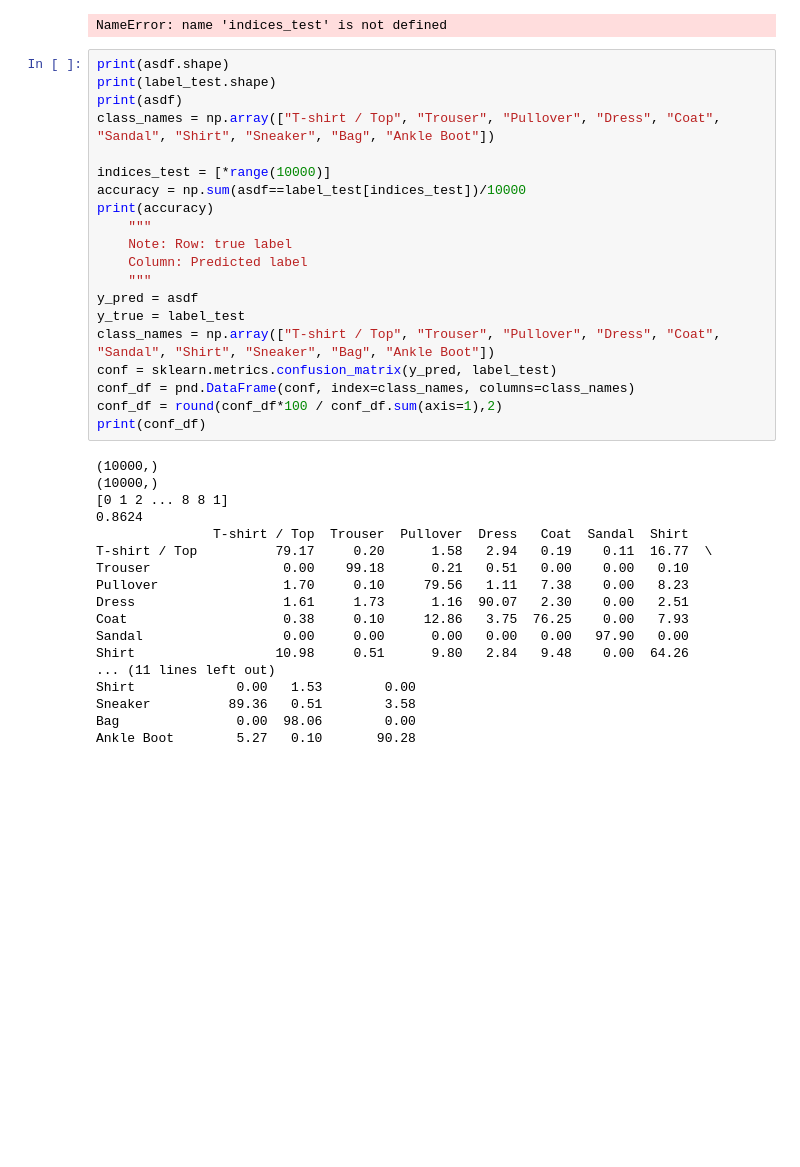
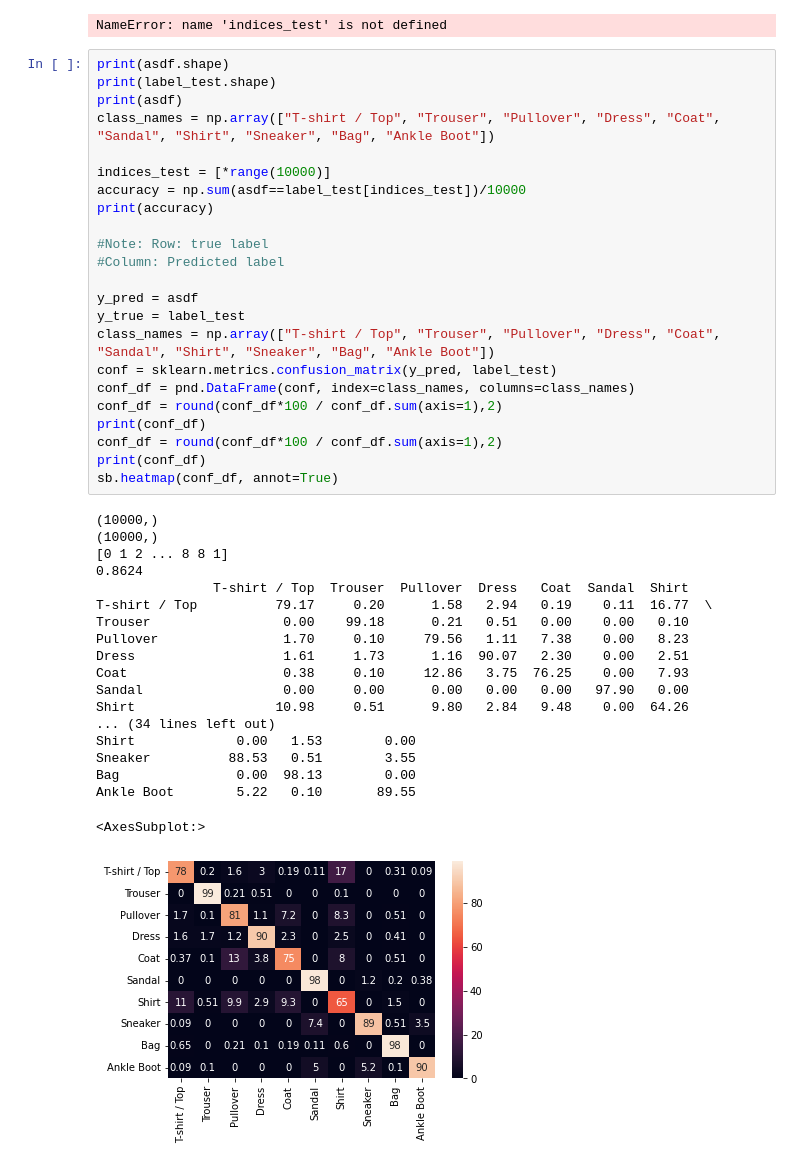
Before and after one commit to datascience-mobi-2023/topic01_team04, a Jupyter notebook: AnastasiasAufgeräumtesAtelier.ipynb, the cells around one changed output. Cells and saved outputs as stored; diff of their text form; blank space fills up the shorter version.

Commit message:
heatmap

```diff
--- a/AnastasiasAufgeräumtesAtelier.ipynb
+++ b/AnastasiasAufgeräumtesAtelier.ipynb
@@ -177,38 +177,43 @@ NameError: name 'indices_test' is not defined
 # %%
 print(asdf.shape)
 print(label_test.shape)
 print(asdf)
 class_names = np.array(["T-shirt / Top", "Trouser", "Pullover", "Dress", "Coat", "Sandal", "Shirt", "Sneaker", "Bag", "Ankle Boot"])
 
 indices_test = [*range(10000)]
 accuracy = np.sum(asdf==label_test[indices_test])/10000
 print(accuracy)
-    """
-    Note: Row: true label
-    Column: Predicted label
-    """
+
+#Note: Row: true label
+#Column: Predicted label
+
 y_pred = asdf
 y_true = label_test
 class_names = np.array(["T-shirt / Top", "Trouser", "Pullover", "Dress", "Coat", "Sandal", "Shirt", "Sneaker", "Bag", "Ankle Boot"])
 conf = sklearn.metrics.confusion_matrix(y_pred, label_test)
 conf_df = pnd.DataFrame(conf, index=class_names, columns=class_names)
 conf_df = round(conf_df*100 / conf_df.sum(axis=1),2)
 print(conf_df)
+conf_df = round(conf_df*100 / conf_df.sum(axis=1),2)
+print(conf_df)
+sb.heatmap(conf_df, annot=True)
 # %% [output]
 (10000,)
 (10000,)
 [0 1 2 ... 8 8 1]
 0.8624
                T-shirt / Top  Trouser  Pullover  Dress   Coat  Sandal  Shirt
 T-shirt / Top          79.17     0.20      1.58   2.94   0.19    0.11  16.77  \
 Trouser                 0.00    99.18      0.21   0.51   0.00    0.00   0.10
 Pullover                1.70     0.10     79.56   1.11   7.38    0.00   8.23
 Dress                   1.61     1.73      1.16  90.07   2.30    0.00   2.51
 Coat                    0.38     0.10     12.86   3.75  76.25    0.00   7.93
 Sandal                  0.00     0.00      0.00   0.00   0.00   97.90   0.00
 Shirt                  10.98     0.51      9.80   2.84   9.48    0.00  64.26
-... (11 lines left out)
+... (34 lines left out)
 Shirt             0.00   1.53        0.00
-Sneaker          89.36   0.51        3.58
-Bag               0.00  98.06        0.00
-Ankle Boot        5.27   0.10       90.28
+Sneaker          88.53   0.51        3.55
+Bag               0.00  98.13        0.00
+Ankle Boot        5.22   0.10       89.55
+<AxesSubplot:>
+[figure, added]
```
Also changed, not shown: parts of 1 cell of this notebook.
